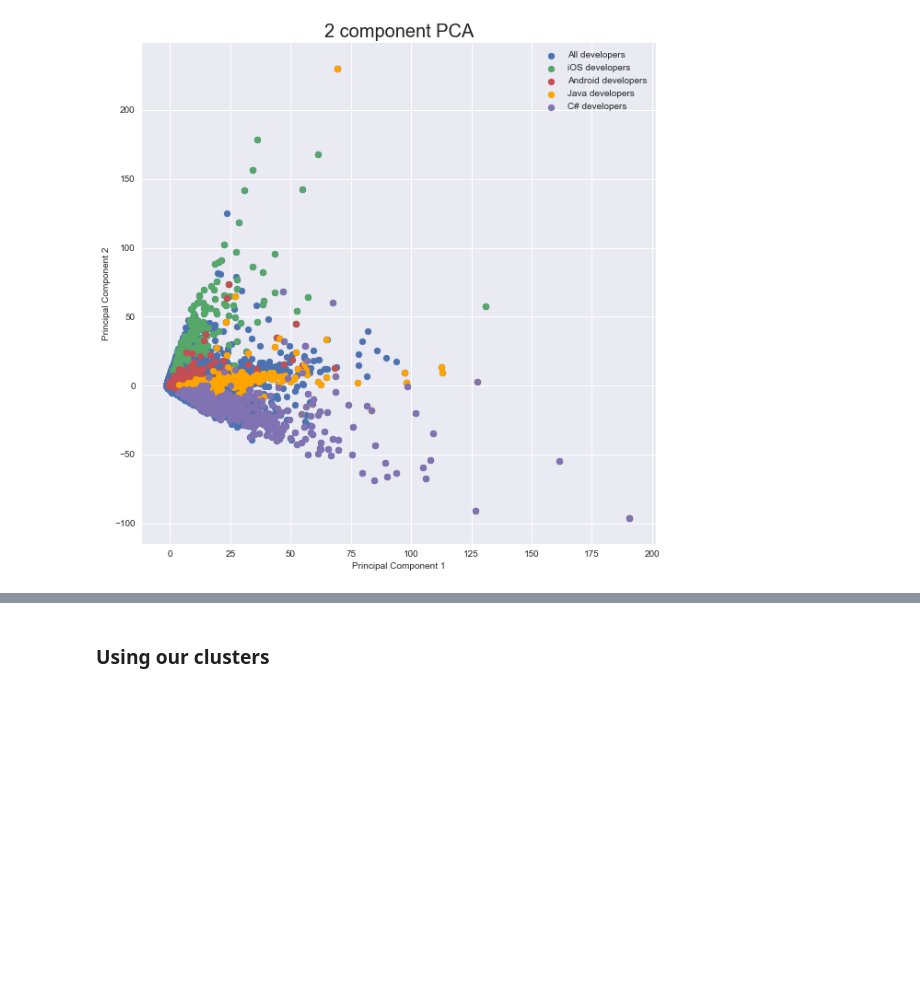
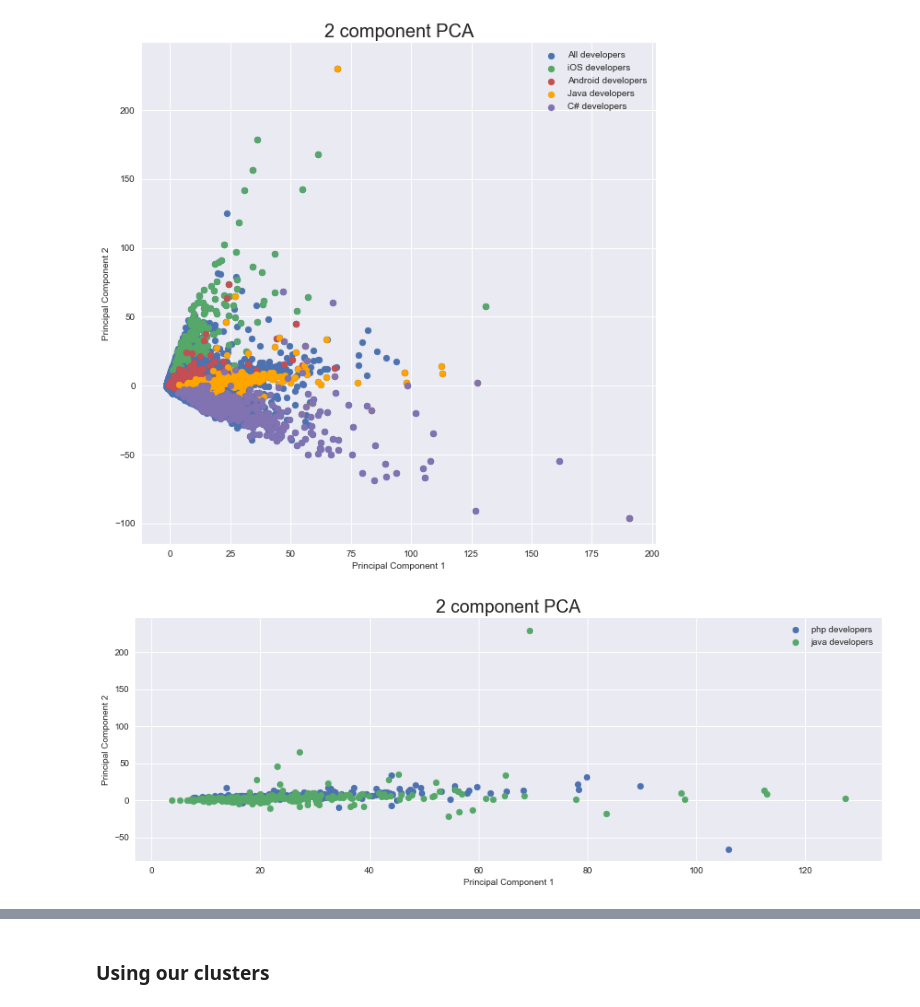
Before and after one commit to TSunny007/StackOverflowAnalytics, a Jupyter notebook: Notebook/profiles_pca.ipynb, the cells around one changed output, grey strips where cells are left out. Drawn from its saved outputs; the diff is of its cells as text; code cells hidden in the pictures; blank space fills up the shorter version.

```diff
--- a/Notebook/profiles_pca.ipynb
+++ b/Notebook/profiles_pca.ipynb
@@ -148,3 +148,19 @@ ax.legend(['All developers', 'iOS developers', 'Android developers', 'Java devel
 plt.show()
 # %% [output]
 [figure]
+# %%
+targeted_users_5 = user_counts[(user_counts['php'] > 10)].index.tolist()
+targeted_users_5_index = [user_counts.index.get_loc(targeted_user) for targeted_user in targeted_users_5]
+targeted_plot_users_5 = principalDf[principalDf.index.isin(targeted_users_5_index)]
+# %%
+fig = plt.figure(figsize = (15,5))
+ax = fig.add_subplot(1,1,1)
+ax.set_xlabel('Principal Component 1', fontsize = 10)
+ax.set_ylabel('Principal Component 2', fontsize = 10)
+ax.set_title('2 component PCA', fontsize = 20)
+ax.scatter(targeted_plot_users_5['principal component 1'], targeted_plot_users_5['principal component 2'])
+ax.scatter(targeted_plot_users_3['principal component 1'], targeted_plot_users_3['principal component 2'])
+ax.legend(['php developers','java developers'])
+plt.show()
+# %% [output]
+[figure, added]
```
Also changed, not shown: parts of 6 cells of this notebook, 1 other file.
